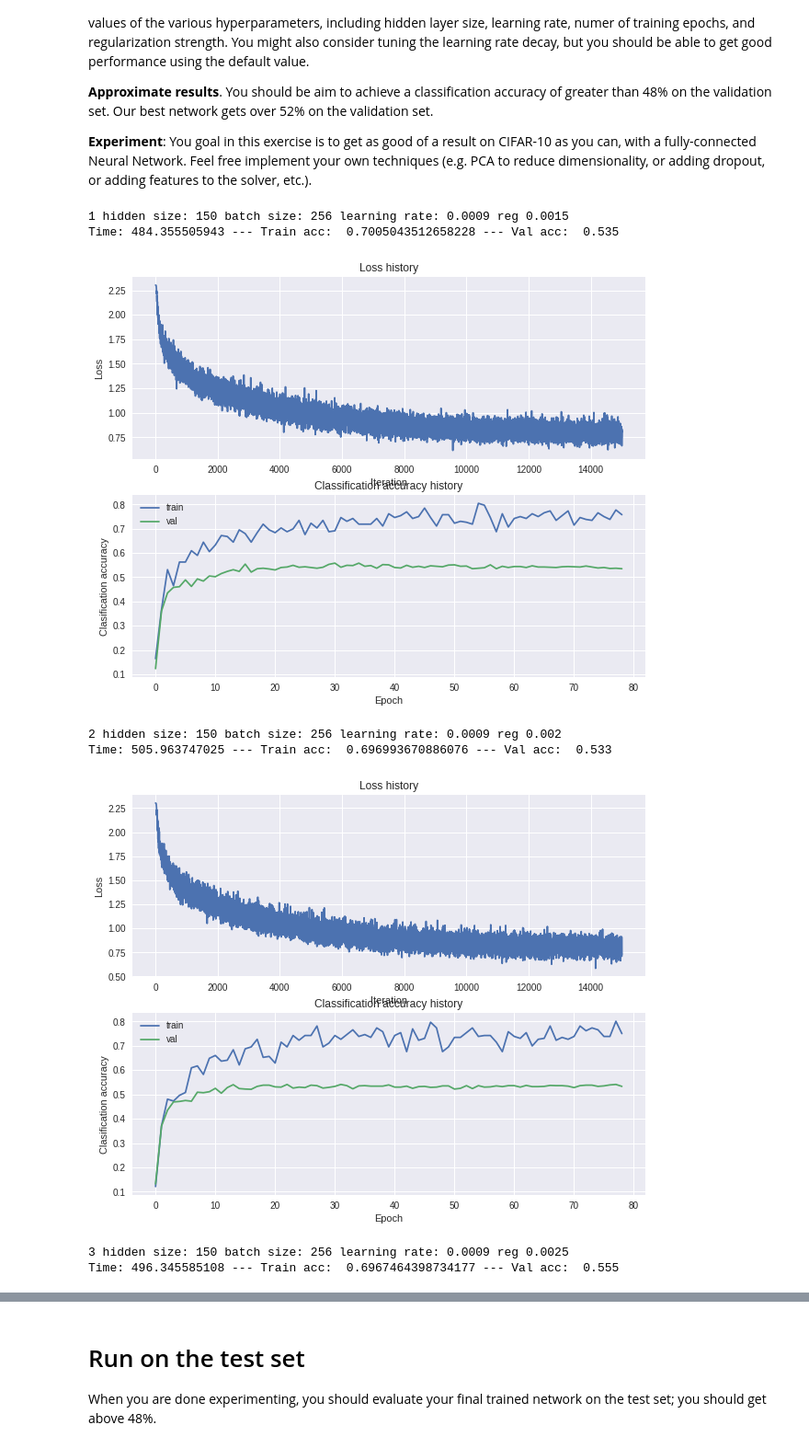
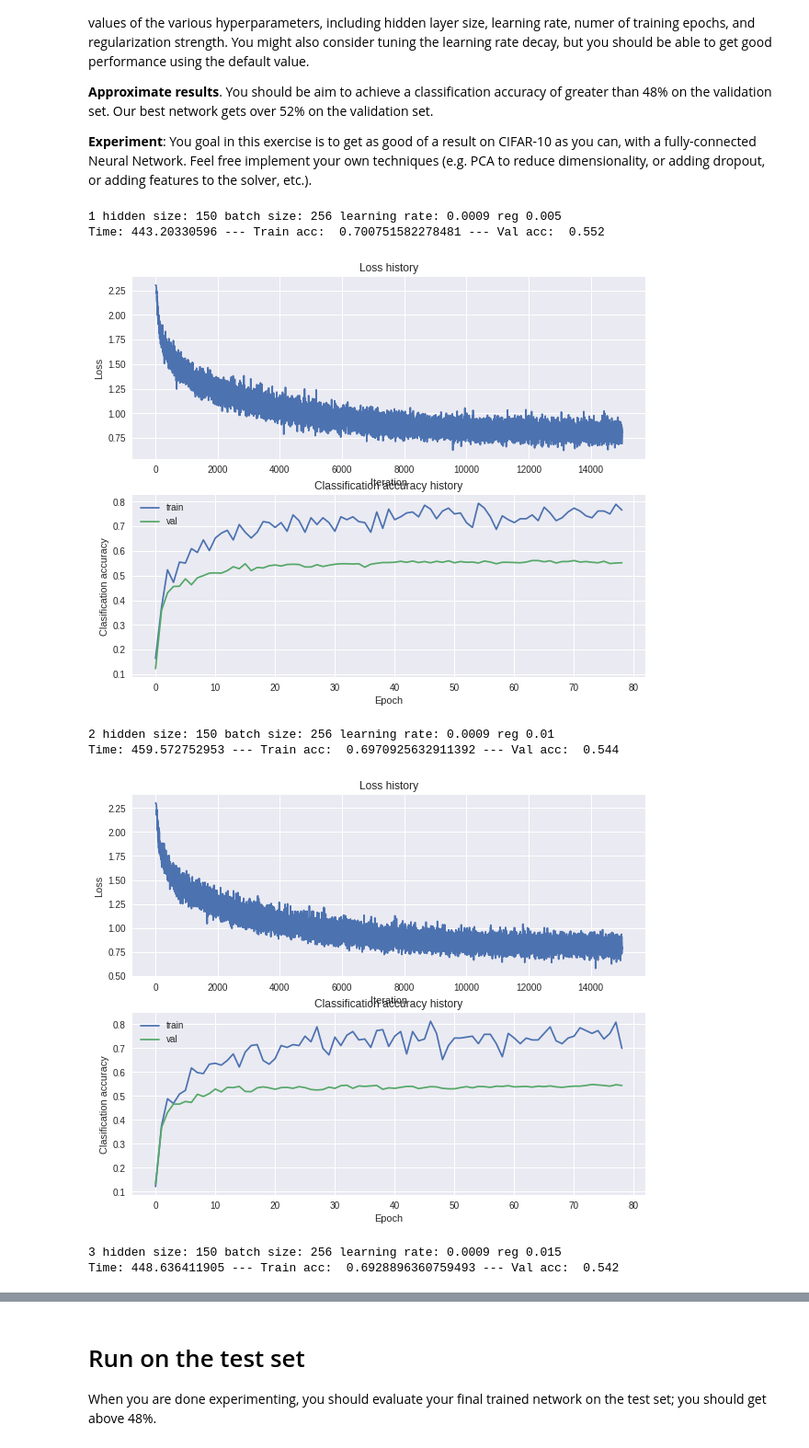
Before and after one commit to MarcoFosci/Computer_Vision, a Jupyter notebook: cs231n/A1_two_layer_net.ipynb, the cells around one changed output, grey strips where cells are left out. Shown at 92% size. Saved outputs shown, nothing was run; the diff lists cells and outputs as text; code cells hidden in the pictures.

```diff
--- a/cs231n/A1_two_layer_net.ipynb
+++ b/cs231n/A1_two_layer_net.ipynb
@@ -529,8 +529,8 @@ best_net = None # store the best model into this
 hidden_sizes = [150, 200]
 batches_sizes =  [256]
 learning_rates = [9e-4]
-regs = [0.0025, 0.0050, 0.0075]
-n_iters = 12000
+regs = [0.005, 0.01, 0.015]
+n_iters = 15000
 
 import time
 count = 0
@@ -550,38 +550,38 @@ for hs in hidden_sizes:
             reg=rg, verbose=False)
         toc = time.time()
         time_train = toc-tic
 
         # Predict on the validation set
         val_acc = (net.predict(X_val) == y_val).mean()
         print('Time:', time_train,
               '--- Train acc: ', np.mean(stats['train_acc_history']),
               '--- Val acc: ', stats['val_acc_history'][-1])
         if best_acc < val_acc:
           best_acc = val_acc
           best_net = net
           best_hp += [hs, mb, lr, rg]
 
         # Plot the loss function and train / validation accuracies
         plt.subplot(2, 1, 1)
         plt.plot(stats['loss_history'])
         plt.title('Loss history')
         plt.xlabel('Iteration')
         plt.ylabel('Loss')
 
         plt.subplot(2, 1, 2)
         plt.plot(stats['train_acc_history'], label='train')
         plt.plot(stats['val_acc_history'], label='val')
         plt.title('Classification accuracy history')
         plt.xlabel('Epoch')
         plt.ylabel('Clasification accuracy')
         plt.legend()
         plt.show()
 # %% [output]
-1 hidden size: 150 batch size: 256 learning rate: 0.0009 reg 0.0015
-Time: 484.355505943 --- Train acc:  0.7005043512658228 --- Val acc:  0.535
+1 hidden size: 150 batch size: 256 learning rate: 0.0009 reg 0.005
+Time: 443.20330596 --- Train acc:  0.700751582278481 --- Val acc:  0.552
-[figure, old version]
+[figure, new version]
-2 hidden size: 150 batch size: 256 learning rate: 0.0009 reg 0.002
-Time: 505.963747025 --- Train acc:  0.696993670886076 --- Val acc:  0.533
+2 hidden size: 150 batch size: 256 learning rate: 0.0009 reg 0.01
+Time: 459.572752953 --- Train acc:  0.6970925632911392 --- Val acc:  0.544
-[figure, old version]
+[figure, new version]
-3 hidden size: 150 batch size: 256 learning rate: 0.0009 reg 0.0025
-Time: 496.345585108 --- Train acc:  0.6967464398734177 --- Val acc:  0.555
+3 hidden size: 150 batch size: 256 learning rate: 0.0009 reg 0.015
+Time: 448.636411905 --- Train acc:  0.6928896360759493 --- Val acc:  0.542
```
Also changed, not shown: parts of 7 cells of this notebook.
